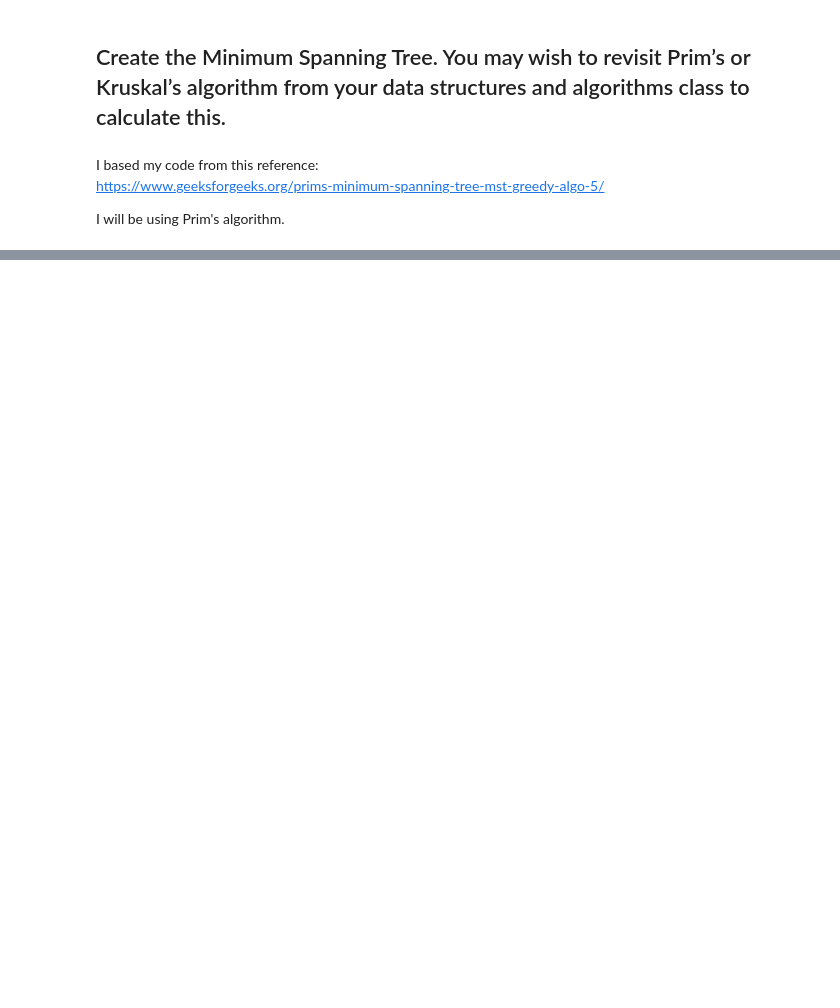
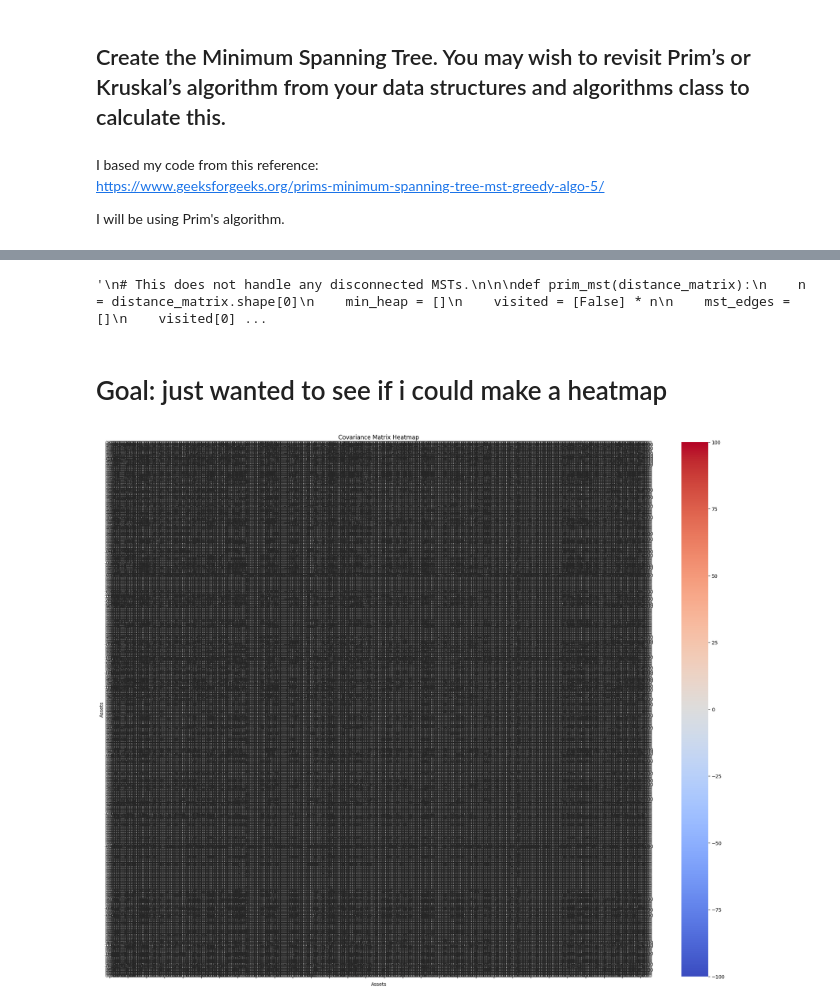
Before and after one commit to donnafaithhh/PSE-Work, a Jupyter notebook: DFTG New Data Processing.ipynb, the cells around one changed output, grey strips where cells are left out. Cells and saved outputs as stored; diff of their text form; code cells hidden in the pictures; blank space fills up the shorter version.

```diff
--- a/DFTG New Data Processing.ipynb
+++ b/DFTG New Data Processing.ipynb
@@ -212,0 +160,26 @@ for col1 in PSE_log_returns.columns:
+# %%
+import pandas as pd
+import numpy as np
+
+covar_matrix = pd.DataFrame(
+    0.0,
+    index=PSE_log_returns.columns,
+    columns=PSE_log_returns.columns,
+)
+
+window_size = 120
+
+for stock1 in PSE_log_returns.columns:
+    for stock2 in PSE_log_returns.columns:
+        rolling_cov = PSE_log_returns[stock1].rolling(window=window_size).cov(PSE_log_returns[stock2])
+        overall_cov = rolling_cov.iloc[window_size:].mean()  # Average after the window
+
+        calculation_date = PSE_log_returns.index[-1]
+        if calculation_date in rolling_cov.index:
+            overall_cov = rolling_cov.loc[calculation_date]
+        else:
+            overall_cov = np.nan
+
+        covar_matrix.loc[stock1, stock2] = overall_cov
+
+print(covar_matrix)
@@ -213,2 +204,3 @@ for col1 in PSE_log_returns.columns:
 # %%
+covar_matrix = covar_matrix.to_numpy()
 covar_matrix
@@ -237,19 +339,18 @@ I will be using Prim's algorithm.
 # %%
-import numpy as np
-import heapq
+"""
+# This does not handle any disconnected MSTs.
+
 
 def prim_mst(distance_matrix):
-
     n = distance_matrix.shape[0]
     min_heap = []
     visited = [False] * n
     mst_edges = []
     visited[0] = True
 
-    distance_matrix = distance_matrix.to_numpy()
-
     for i in range(1, n):
-        heapq.heappush(min_heap, (distance_matrix[0, i], 0, i))
+        if not np.isnan(distance_matrix[0, i]): # to skip nan values
+            heapq.heappush(min_heap, (distance_matrix[0, i], 0, i))
 
     while min_heap:
         weight, u, v = heapq.heappop(min_heap)
@@ -261,7 +362,7 @@ def prim_mst(distance_matrix):
         mst_edges.append((u, v, weight))
 
         for i in range(n):
-            if not visited[i]:
+            if not visited[i] and not np.isnan(distance_matrix[v, i]): # to skip nan values
                 heapq.heappush(min_heap, (distance_matrix[v, i], v, i))
 
     return mst_edges
@@ -272,3 +373,8 @@ print("Minimum Spanning Tree (MST) edges:")
 
 for u, v, weight in mst_edges:
     print(f"Edge ({u}, {v}) with weight {weight:.6f}")
+"""
+# %% [output]
+'\n# This does not handle any disconnected MSTs.\n\n\ndef prim_mst(distance_matrix):\n    n = distance_matrix.shape[0]\n    min_heap = []\n    visited = [False] * n\n    mst_edges = []\n    visited[0] ...
+# %% [markdown]
+# Goal: just wanted to see if i could make a heatmap
@@ -274,0 +383,16 @@ for u, v, weight in mst_edges:
+# %%
+if isinstance(covar_matrix, np.ndarray):
+    covar_matrix = pd.DataFrame(covar_matrix, index=PSE_log_returns.columns, columns=PSE_log_returns.columns)
+
+covar_matrix.fillna(0, inplace=True)
+
+plt.figure(figsize=(25, 20))
+sns.heatmap(covar_matrix, annot=True, cmap="coolwarm", fmt=".2f", linewidths=.005, vmin=-100, vmax=100)
+plt.title("Covariance Matrix Heatmap")
+plt.xlabel("Assets")
+plt.ylabel("Assets")
+plt.xticks(range(0, 300, 10))
+plt.yticks(range(0, 300, 10))
+plt.show()
+# %% [output]
+[figure, added]
```
Also changed, not shown: parts of 19 cells of this notebook.
